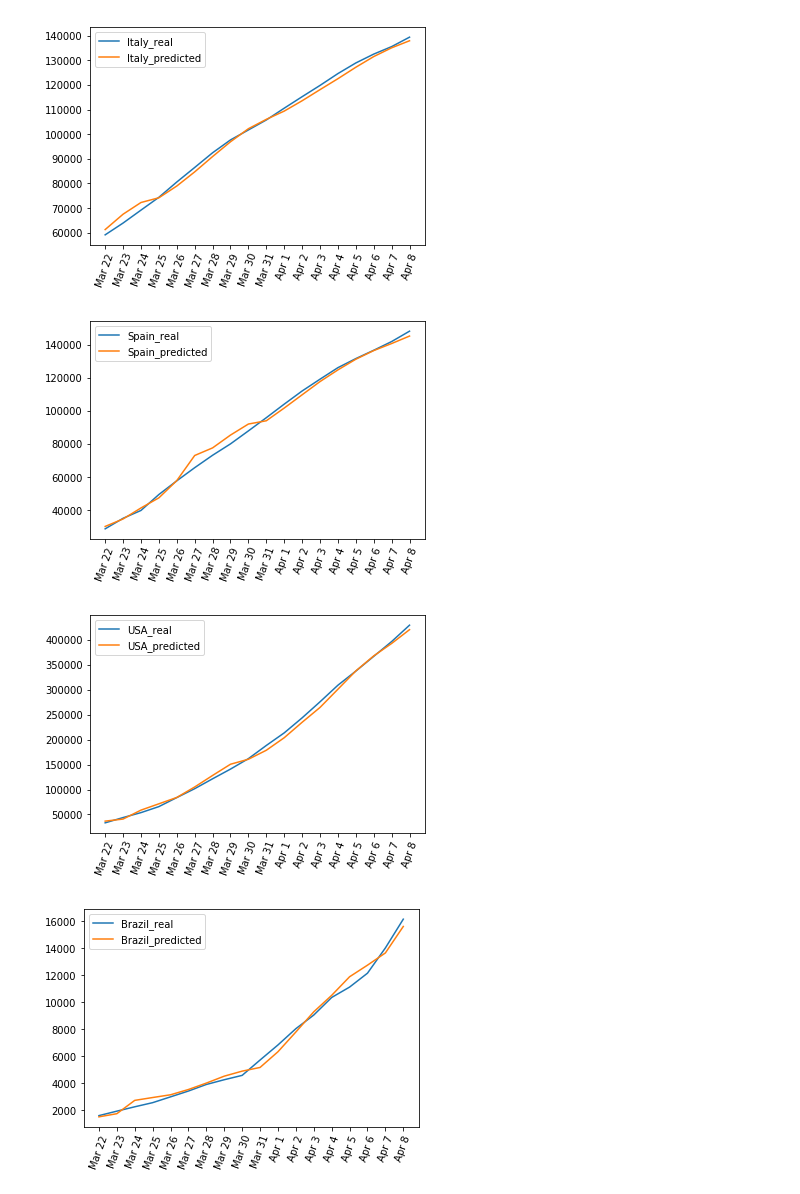
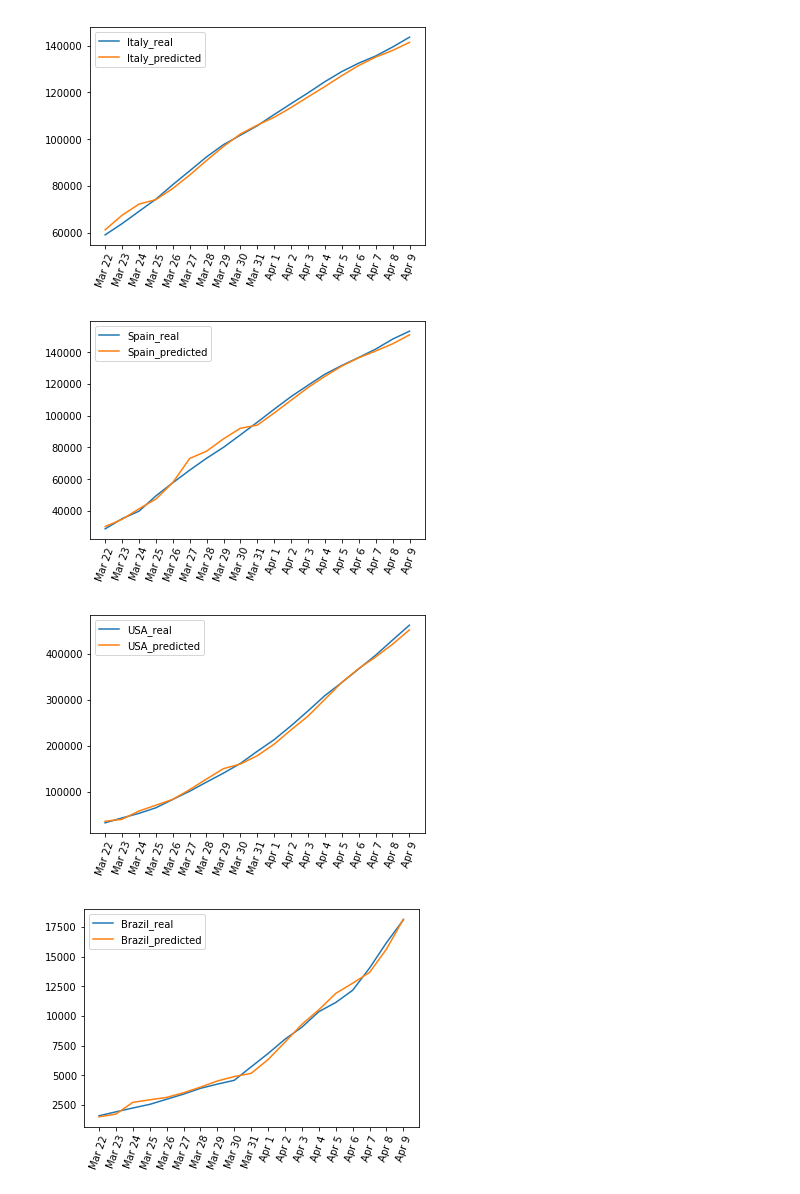
Before and after one commit to lucastsutsui/corona-prediction, a Jupyter notebook: realVsPredictedComparison.ipynb, the cells around one changed output. Drawn from its saved outputs; the diff is of its cells as text; code cells hidden in the pictures.

```diff
--- a/realVsPredictedComparison.ipynb
+++ b/realVsPredictedComparison.ipynb
@@ -19,35 +19,35 @@ realData = dict()
 predData = dict()
 
 for country in ["Italy", "Spain", "USA", "Brazil"]:
     realData[country] = []
     predData[country] = []
 
 for i in range(int(len(dataset) / 2)):
     predData["Italy"].append(dataset[2 * i][0])
     realData["Italy"].append(dataset[(2 * i) + 1][0])
 
     predData["Spain"].append(dataset[2 * i][1])
     realData["Spain"].append(dataset[(2 * i) + 1][1])
 
     predData["USA"].append(dataset[2 * i][2])
     realData["USA"].append(dataset[(2 * i) + 1][2])
 
     predData["Brazil"].append(dataset[2 * i][3])
     realData["Brazil"].append(dataset[(2 * i) + 1][3])
 
 xlabel = ["Mar 22", "Mar 23", "Mar 24", "Mar 25", "Mar 26",
           "Mar 27", "Mar 28", "Mar 29", "Mar 30", "Mar 31",
           "Apr 1", "Apr 2", "Apr 3", "Apr 4", "Apr 5",
-          "Apr 6", "Apr 7", "Apr 8"]
+          "Apr 6", "Apr 7", "Apr 8", "Apr 9"]
 
 for country in ["Italy", "Spain", "USA", "Brazil"]:
     plt.plot(realData[country], label=country + "_real")
     plt.plot(predData[country], label=country+"_predicted")
     plt.legend()
     plt.xticks(range(len(xlabel)), xlabel, rotation=70)
     plt.show()
 # %% [output]
-[figure, old version]
+[figure, new version]
-[figure, old version]
+[figure, new version]
-[figure, old version]
+[figure, new version]
-[figure, old version]
+[figure, new version]
```
Also changed, not shown: parts of 1 cell of this notebook, 2 other files.
